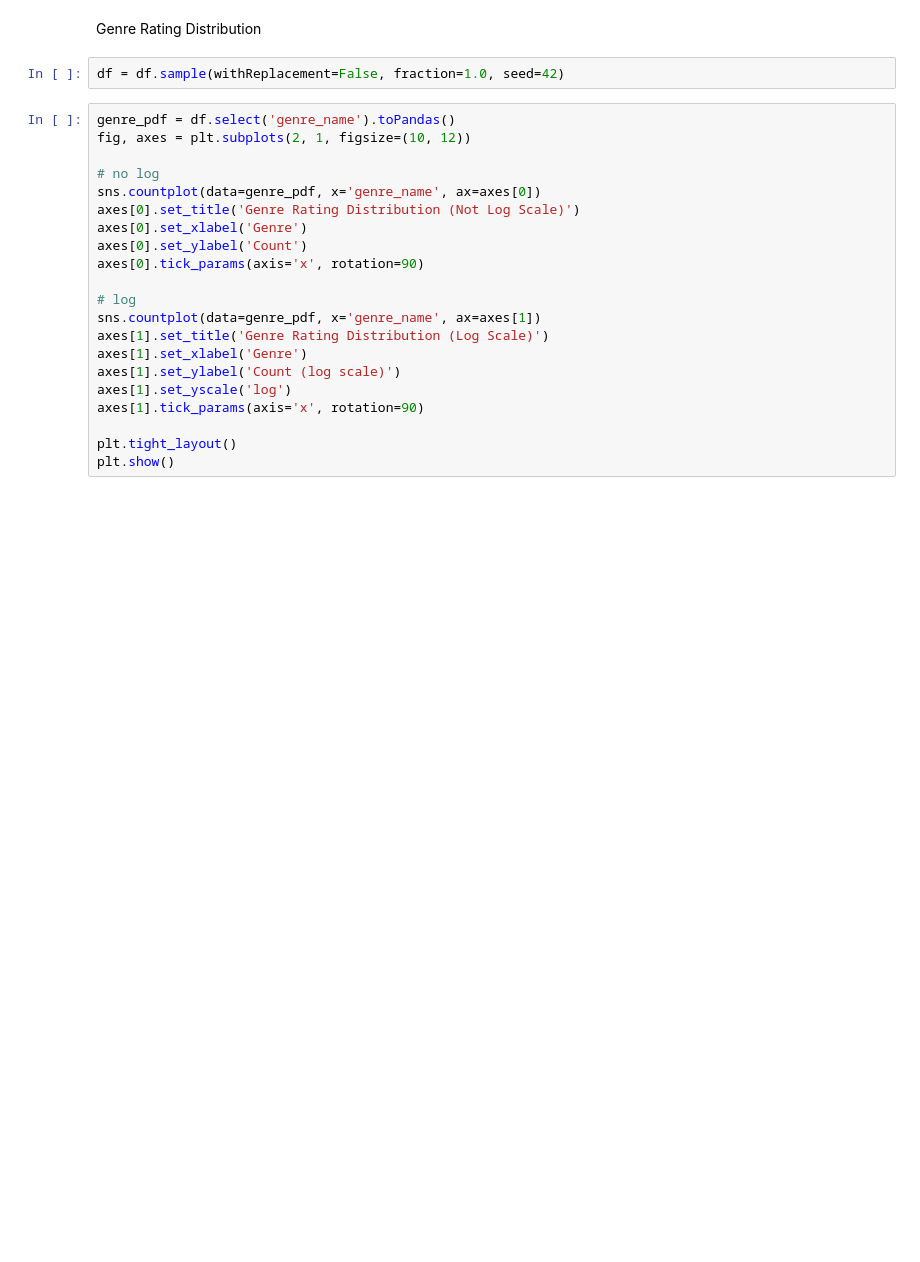
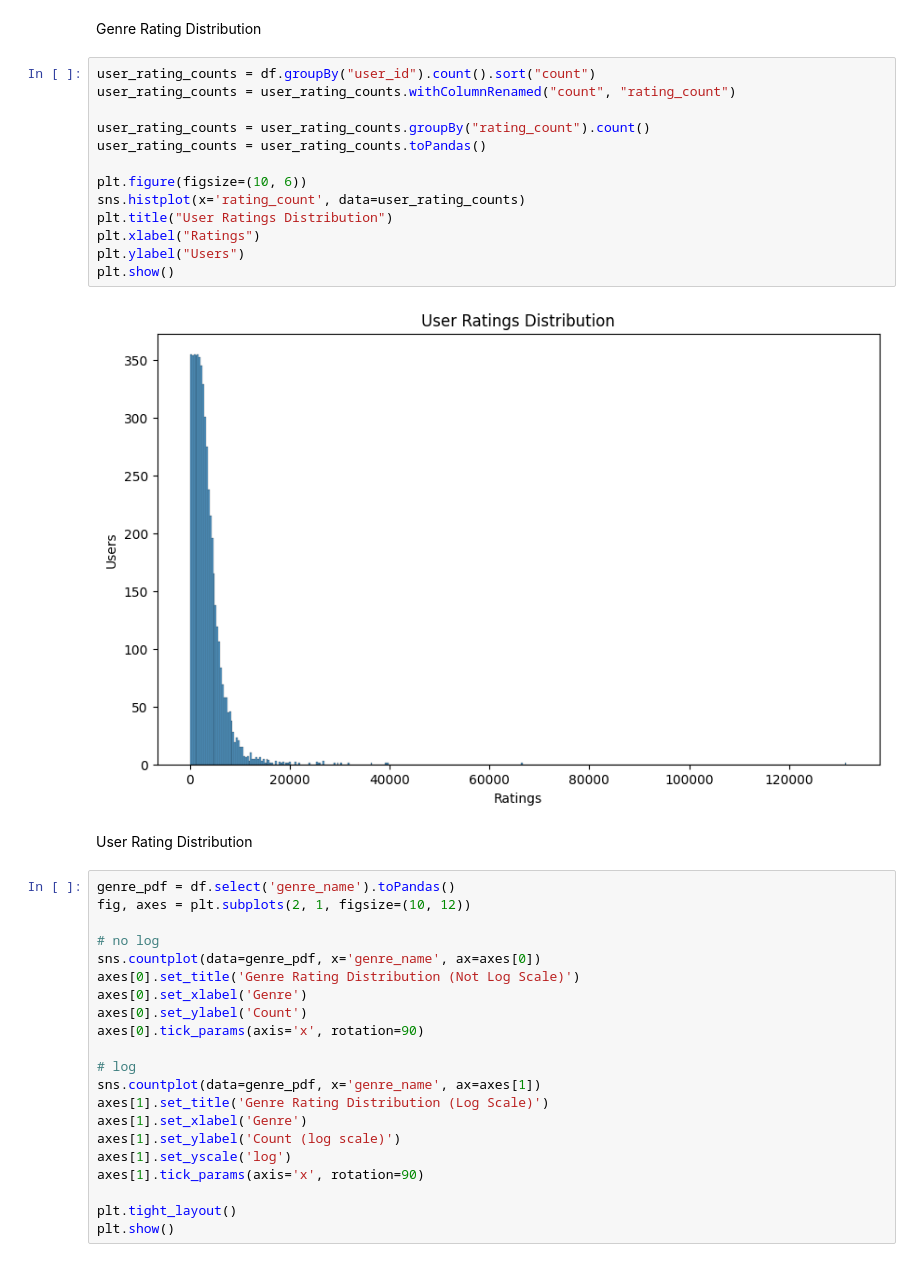
Before and after one commit to BlakeCrowther/scalable-music-recommender, a Jupyter notebook: notebooks/EDA.ipynb, the cells around one changed output. Saved outputs shown, nothing was run; the diff lists cells and outputs as text; blank space fills up the shorter version.

```diff
--- a/notebooks/EDA.ipynb
+++ b/notebooks/EDA.ipynb
@@ -172,8 +392,23 @@ df.show(5)
 ##### Visualizations
 # %% [markdown]
 Genre Rating Distribution
-# %%
-df = df.sample(withReplacement=False, fraction=1.0, seed=42)
+# %%
+user_rating_counts = df.groupBy("user_id").count().sort("count")
+user_rating_counts = user_rating_counts.withColumnRenamed("count", "rating_count")
+
+user_rating_counts = user_rating_counts.groupBy("rating_count").count()
+user_rating_counts = user_rating_counts.toPandas()
+
+plt.figure(figsize=(10, 6))
+sns.histplot(x='rating_count', data=user_rating_counts)
+plt.title("User Ratings Distribution")
+plt.xlabel("Ratings")
+plt.ylabel("Users")
+plt.show()
+# %% [output]
+[figure, added]
+# %% [markdown]
+User Rating Distribution
 # %%
 genre_pdf = df.select('genre_name').toPandas()
 fig, axes = plt.subplots(2, 1, figsize=(10, 12))
```
Also changed, not shown: parts of 42 cells of this notebook.
